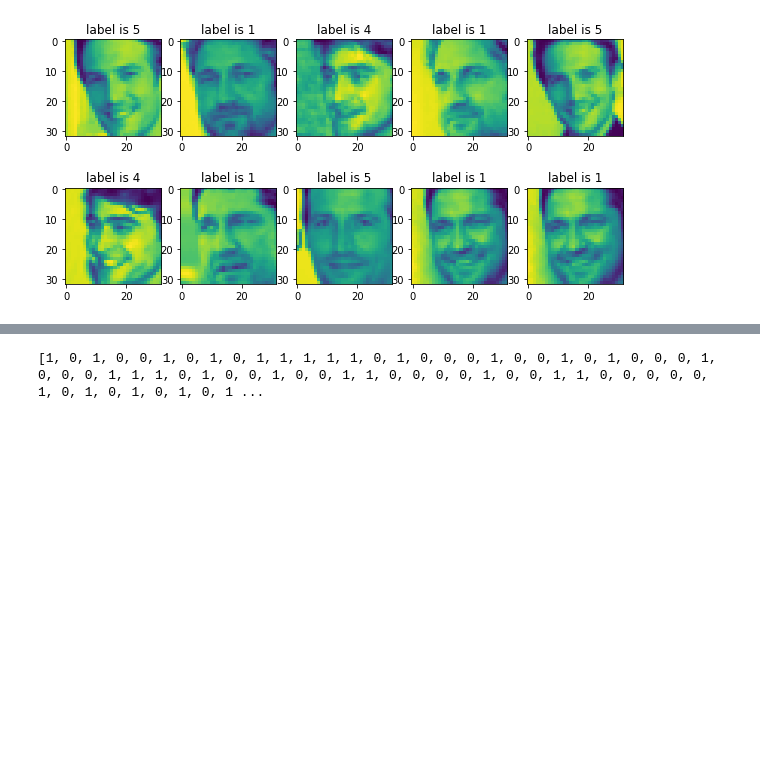
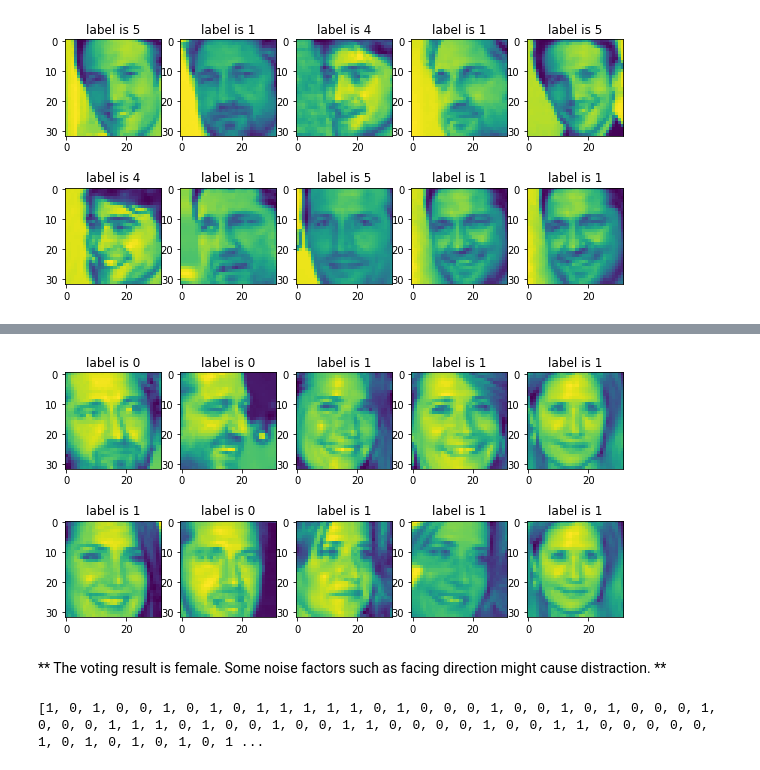
Before and after one commit to heherbertzhang/Machine-Learning-ECE521, a Jupyter notebook: Assignment 1/knn_lab.ipynb, the cells around one changed output, grey strips where cells are left out. Drawn from its saved outputs; the diff is of its cells as text; code cells hidden in the pictures; blank space fills up the shorter version.

```diff
--- a/Assignment 1/knn_lab.ipynb
+++ b/Assignment 1/knn_lab.ipynb
@@ -296,0 +339,4 @@ len(predictions)
+# %%
+knn_c = KNN_classifer_builder(10)
+knn_c.setData(*data)
+indices = knn_c.run_k_neighbours([testData[1]])
@@ -297,3 +351,13 @@ len(predictions)
+# %%
+plt.figure(figsize=(10,5))
+for i,index in enumerate(indices[0]):
+    plt.subplot(2,5,i+1)
+    plt.imshow(trainData[index].reshape(32,32))
+    plt.title("label is {}".format(trainTarget[index]))
+# %% [output]
+[figure, added]
+# %% [markdown]
+** The voting result is female. Some noise factors such as facing direction might cause distraction. **
 # %%
 sess = tf.Session()
 
```
Also changed, not shown: parts of 14 cells of this notebook.
